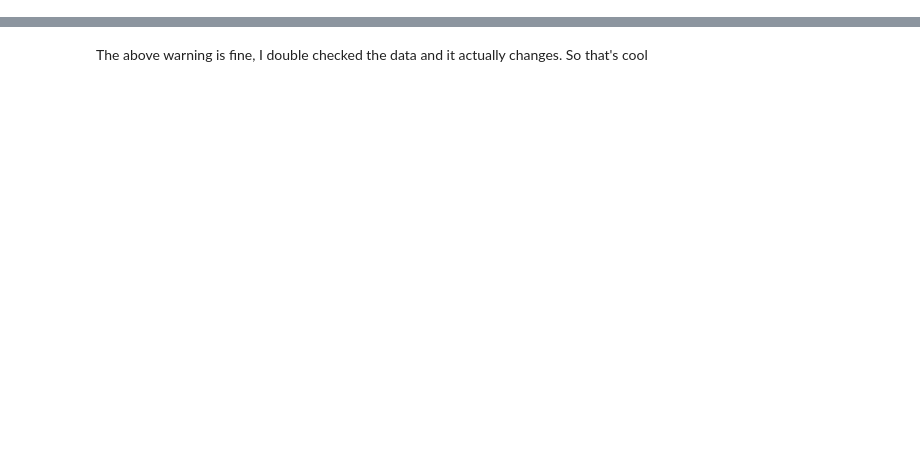
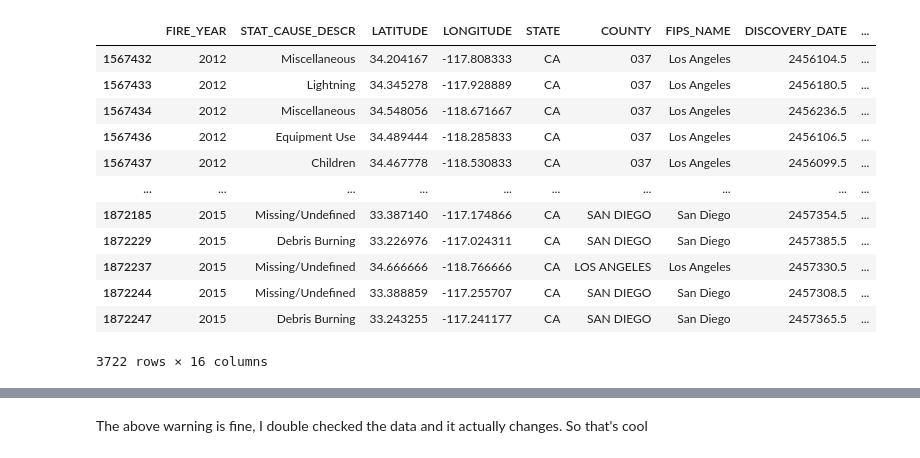
Before and after one commit to Cakhavan/FireWeatherKaggleAnalysis, a Jupyter notebook: final_Armin.ipynb, the cells around one changed output, grey strips where cells are left out. Saved outputs shown, nothing was run; the diff lists cells and outputs as text; code cells hidden in the pictures; blank space fills up the shorter version.

```diff
--- a/final_Armin.ipynb
+++ b/final_Armin.ipynb
@@ -70,7 +107,21 @@ for city in cities:
 # %%
 # Prune all cities not common between forest fire data and weather data
 df = df[df['FIPS_NAME'].isin(common_cities)]
-#df
+df
+# %% [output]
+|  | FIRE_YEAR | STAT_CAUSE_DESCR | LATITUDE | LONGITUDE | STATE | COUNTY | FIPS_NAME | DISCOVERY_DATE | ... |
+| 1567432 | 2012 | Miscellaneous | 34.204167 | -117.808333 | CA | 037 | Los Angeles | 2456104.5 | ... |
+| 1567433 | 2012 | Lightning | 34.345278 | -117.928889 | CA | 037 | Los Angeles | 2456180.5 | ... |
+| 1567434 | 2012 | Miscellaneous | 34.548056 | -118.671667 | CA | 037 | Los Angeles | 2456236.5 | ... |
+| 1567436 | 2012 | Equipment Use | 34.489444 | -118.285833 | CA | 037 | Los Angeles | 2456106.5 | ... |
+| 1567437 | 2012 | Children | 34.467778 | -118.530833 | CA | 037 | Los Angeles | 2456099.5 | ... |
+| ... | ... | ... | ... | ... | ... | ... | ... | ... | ... |
+| 1872185 | 2015 | Missing/Undefined | 33.387140 | -117.174866 | CA | SAN DIEGO | San Diego | 2457354.5 | ... |
+| 1872229 | 2015 | Debris Burning | 33.226976 | -117.024311 | CA | SAN DIEGO | San Diego | 2457385.5 | ... |
+| 1872237 | 2015 | Missing/Undefined | 34.666666 | -118.766666 | CA | LOS ANGELES | Los Angeles | 2457330.5 | ... |
+| 1872244 | 2015 | Missing/Undefined | 33.388859 | -117.255707 | CA | SAN DIEGO | San Diego | 2457308.5 | ... |
+| 1872247 | 2015 | Debris Burning | 33.243255 | -117.241177 | CA | SAN DIEGO | San Diego | 2457365.5 | ... |
+3722 rows × 16 columns
 # %%
 # Combine and Restructure all weather dataframes into one DataFrame and append a city column
 columns = ['time', 'humidity', 'pressure', 'temperature', 'weather', 'wind direction', 'wind speed']
```
Also changed, not shown: parts of 28 cells of this notebook.
